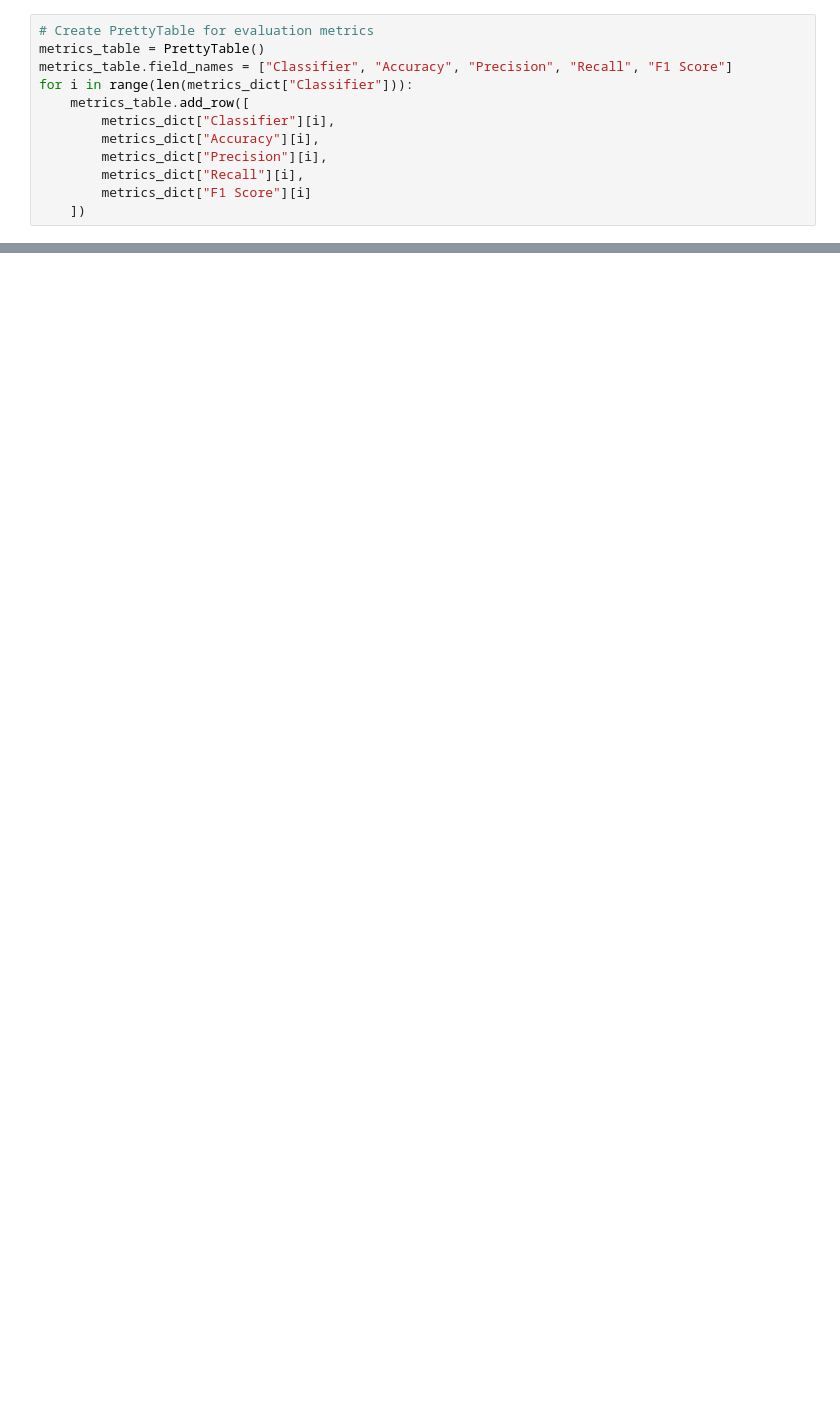
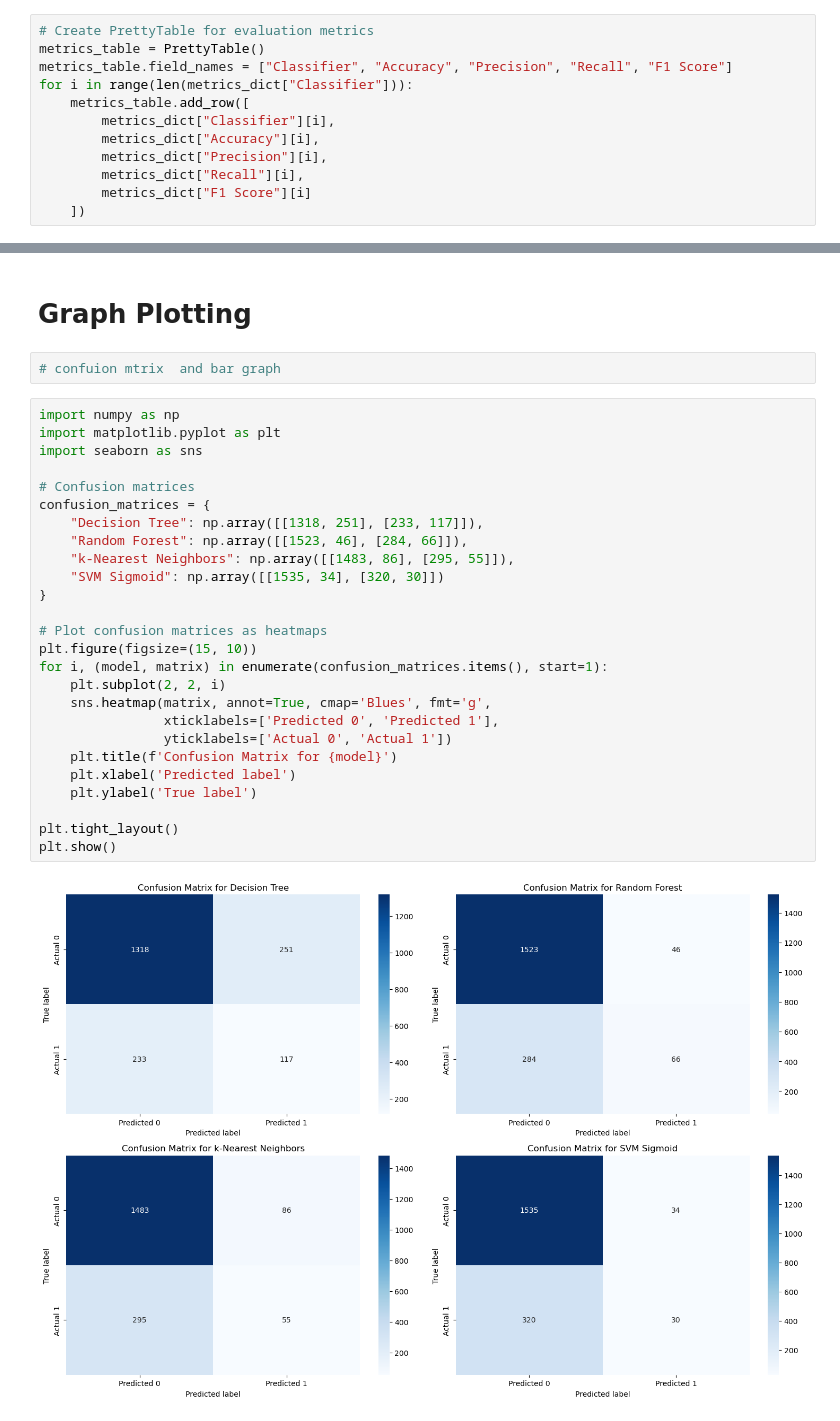
Before and after one commit to joshimanjari/Software_Defect_Prediction, a Jupyter notebook: software_defect_prediction.ipynb, the cells around one changed output, grey strips where cells are left out. Cells and saved outputs as stored; diff of their text form; blank space fills up the shorter version.

```diff
--- a/software_defect_prediction.ipynb
+++ b/software_defect_prediction.ipynb
@@ -137,0 +273,32 @@ print(metrics_table)
+# %% [markdown]
+# Graph Plotting
+# %%
+# confuion mtrix  and bar graph
+# %%
+import numpy as np
+import matplotlib.pyplot as plt
+import seaborn as sns
+
+# Confusion matrices
+confusion_matrices = {
+    "Decision Tree": np.array([[1318, 251], [233, 117]]),
+    "Random Forest": np.array([[1523, 46], [284, 66]]),
+    "k-Nearest Neighbors": np.array([[1483, 86], [295, 55]]),
+    "SVM Sigmoid": np.array([[1535, 34], [320, 30]])
+}
+
+# Plot confusion matrices as heatmaps
+plt.figure(figsize=(15, 10))
+for i, (model, matrix) in enumerate(confusion_matrices.items(), start=1):
+    plt.subplot(2, 2, i)
+    sns.heatmap(matrix, annot=True, cmap='Blues', fmt='g',
+                xticklabels=['Predicted 0', 'Predicted 1'],
+                yticklabels=['Actual 0', 'Actual 1'])
+    plt.title(f'Confusion Matrix for {model}')
+    plt.xlabel('Predicted label')
+    plt.ylabel('True label')
+
+plt.tight_layout()
+plt.show()
+# %% [output]
+[figure, added]
```
Also changed, not shown: parts of 25 cells of this notebook, 1 other file.
